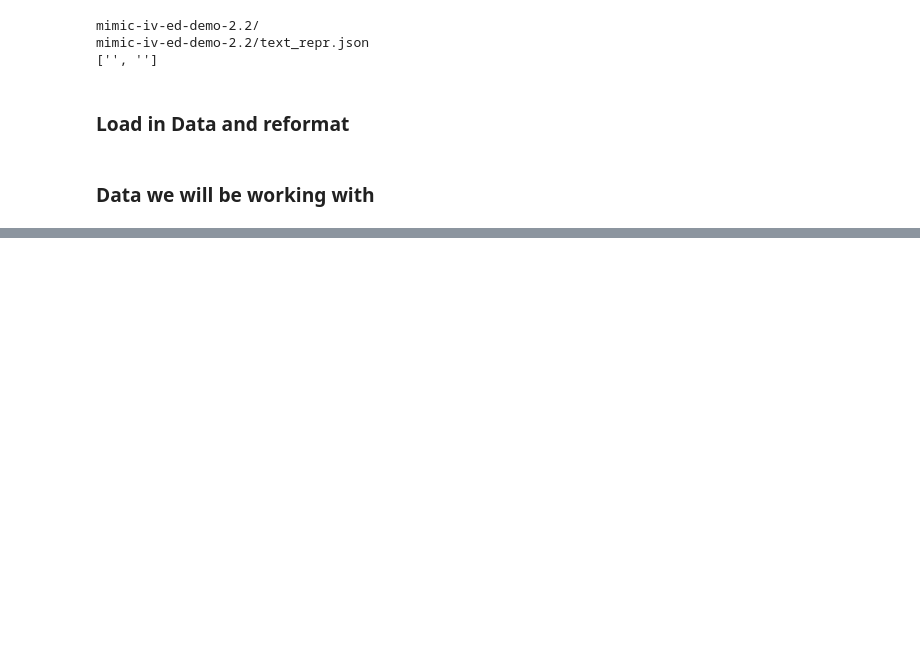
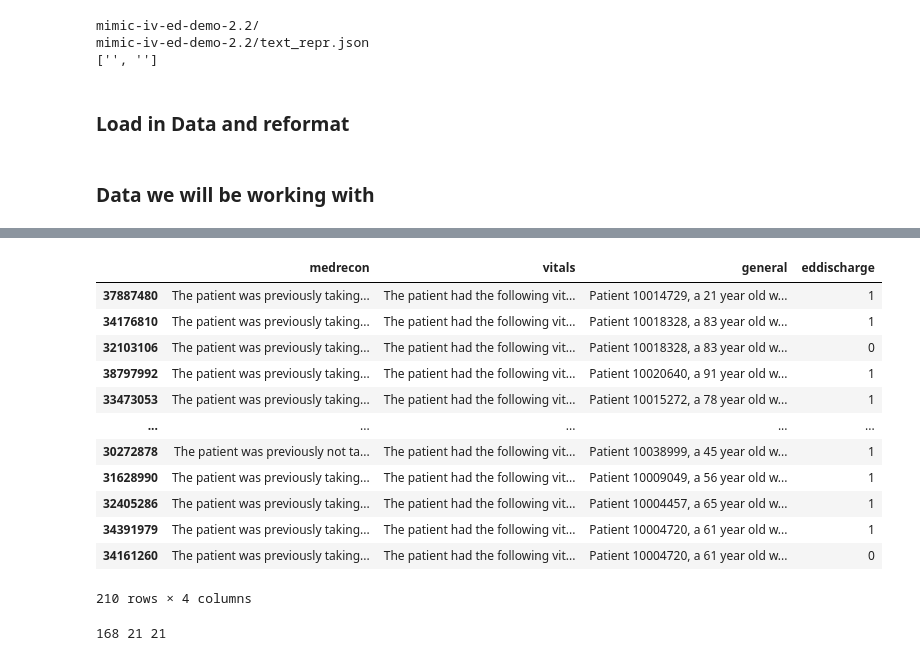
Before and after one commit to Simonlee711/MEME, a Jupyter notebook: finetune.ipynb, the cells around one changed output, grey strips where cells are left out. Cells and saved outputs as stored; diff of their text form; code cells hidden in the pictures; blank space fills up the shorter version.

```diff
--- a/finetune.ipynb
+++ b/finetune.ipynb
@@ -189,7 +189,13 @@ length of dataframe: 210
 | 33473053 | Patient 10015272, a 78 year old w... | The ED disposition was admitted a... | The patient was admitted at 2137-... | The patient's discharge dispositi... | At triage: temperature was 97.5, ... | The patient was previously taking... | The patient had the following vit... | The patient received the followin... | The patient received the followin... |
 # %%
 df['eddischarge'] = [1 if 'admitted' in s.lower() else 0 for s in df['eddischarge']] # admitted = 1, Home = 0
-df = df[[col for col in df.columns if col != 'eddischarge'] + ['eddischarge']] # rearrange column to the end
-df = df.fillna("[PAD]")
+df['medrecon'] = df['medrecon'].fillna("The patient was previously not taking any medications.")
+df['pyxis'] = df['pyxis'].fillna("The patient did not receive any medications.")
+df['vitals'] = df['vitals'].fillna("The patient had no vitals recorded")
+df['codes'] = df['codes'].fillna("The patient received no diagnostic codes")
+df = df.drop("admission",axis=1)
+df = df.drop("discharge",axis=1)
 df
+
+# remove admission and discharge columns
 # %% [output]
@@ -208,0 +215,22 @@ df
+# %%
+df['general'] = df['arrival'] + df['triage'] + df['codes'] + df['pyxis']
+df = df.drop('arrival',axis=1)
+df = df.drop('triage',axis=1)
+df = df.drop('codes',axis=1)
+df = df.drop('pyxis',axis=1)
+df = df[[col for col in df.columns if col != 'eddischarge'] + ['eddischarge']] # rearrange column to the end
+df
+# %% [output]
+|  | medrecon | vitals | general | eddischarge |
+| 37887480 | The patient was previously taking... | The patient had the following vit... | Patient 10014729, a 21 year old w... | 1 |
+| 34176810 | The patient was previously taking... | The patient had the following vit... | Patient 10018328, a 83 year old w... | 1 |
+| 32103106 | The patient was previously taking... | The patient had the following vit... | Patient 10018328, a 83 year old w... | 0 |
+| 38797992 | The patient was previously taking... | The patient had the following vit... | Patient 10020640, a 91 year old w... | 1 |
+| 33473053 | The patient was previously taking... | The patient had the following vit... | Patient 10015272, a 78 year old w... | 1 |
+| ... | ... | ... | ... | ... |
+| 30272878 | The patient was previously not ta... | The patient had the following vit... | Patient 10038999, a 45 year old w... | 1 |
+| 31628990 | The patient was previously taking... | The patient had the following vit... | Patient 10009049, a 56 year old w... | 1 |
+| 32405286 | The patient was previously taking... | The patient had the following vit... | Patient 10004457, a 65 year old w... | 1 |
+| 34391979 | The patient was previously taking... | The patient had the following vit... | Patient 10004720, a 61 year old w... | 1 |
+| 34161260 | The patient was previously taking... | The patient had the following vit... | Patient 10004720, a 61 year old w... | 0 |
+210 rows × 4 columns
@@ -208,0 +253,5 @@ df
+# %%
+train, validate, test = train_validate_test_split(df)
+print(len(train), len(validate), len(test))
+# %% [output]
+168 21 21
```
Also changed, not shown: parts of 27 cells of this notebook.
